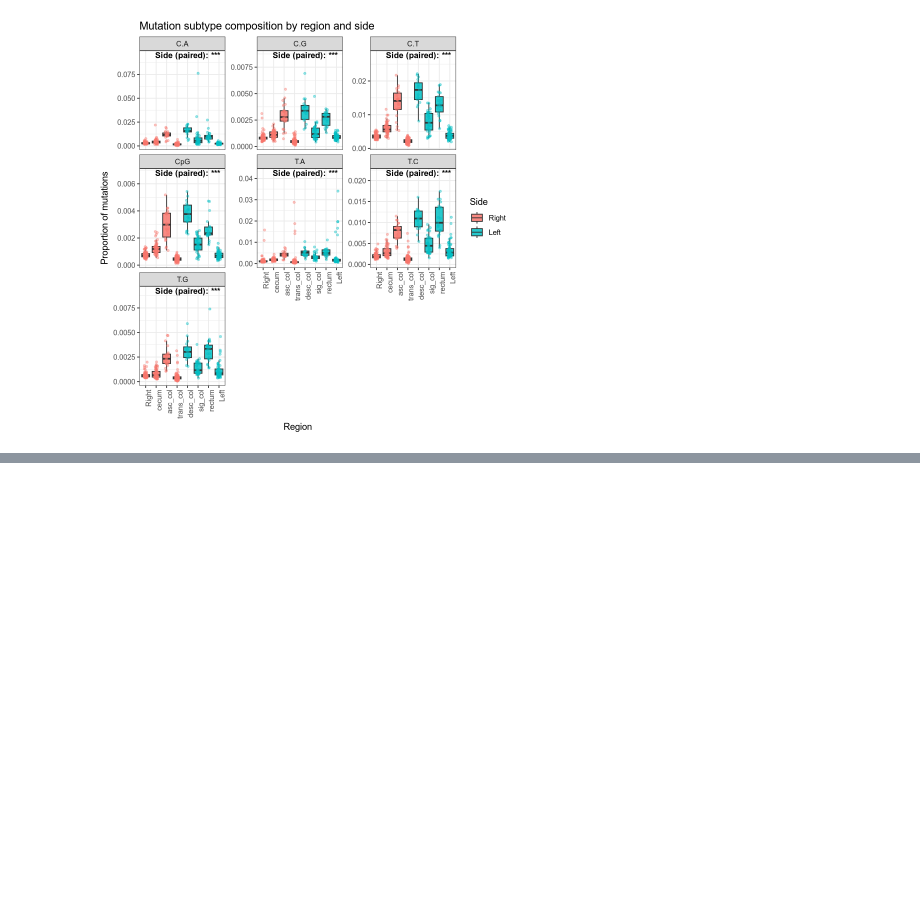
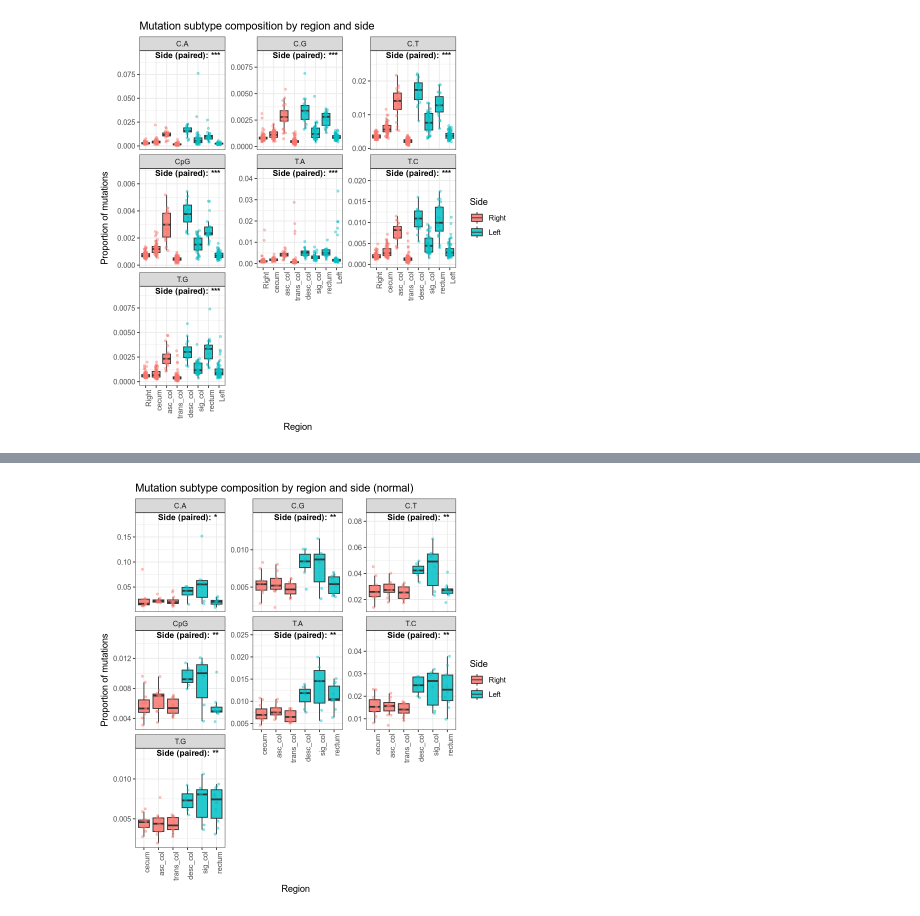
Before and after one commit to laurelhiatt/SEMIColon, a Jupyter notebook: scripts/figures/Figure2.ipynb, the cells around one changed output, grey strips where cells are left out. Drawn from its saved outputs; the diff is of its cells as text; code cells hidden in the pictures; blank space fills up the shorter version.

```diff
--- a/scripts/figures/Figure2.ipynb
+++ b/scripts/figures/Figure2.ipynb
@@ -1756,0 +1870,96 @@ ggplot(Hiatt_long,
+# %%
+mut_types <- c("C.T", "T.C", "C.A", "T.A", "C.G", "T.G", "CpG")
+
+Hiatt_long <- subset(Hiatt, cohort == "adenoma") %>%
+  select(region, side, all_of(mut_types), donor) %>%
+  pivot_longer(
+    cols = all_of(mut_types),
+    names_to = "mutation_type",
+    values_to = "count"
+  )
+
+
+Hiatt_long <- Hiatt_long %>%
+  group_by(region, side) %>%
+  mutate(prop = count / sum(count, na.rm = TRUE)) %>%
+  ungroup()
+
+
+wilcox_side <- Hiatt_long %>%
+  filter(side %in% c("Right", "Left")) %>%
+
+  # 1. collapse multiple crypts per donor × side
+  group_by(mutation_type, donor, side) %>%
+  summarise(
+    prop_mean = mean(prop, na.rm = TRUE),
+    .groups = "drop"
+  ) %>%
+
+  # 2. keep only true donor pairs
+  group_by(mutation_type, donor) %>%
+  filter(n_distinct(side) == 2) %>%
+
+  # 3. reshape to paired columns
+  summarise(
+    Right = prop_mean[side == "Right"],
+    Left  = prop_mean[side == "Left"],
+    .groups = "drop"
+  ) %>%
+
+  # 4. paired Wilcoxon per mutation subtype
+  group_by(mutation_type) %>%
+  summarise(
+    p_value = wilcox.test(Right, Left, paired = TRUE, exact = FALSE)$p.value,
+    .groups = "drop"
+  ) %>%
+
+  mutate(
+    p_adj = p.adjust(p_value, method = "BH"),
+    sig = case_when(
+      p_adj < 0.001 ~ "***",
+      p_adj < 0.01  ~ "**",
+      p_adj < 0.05  ~ "*",
+      TRUE          ~ "ns"
+    )
+  )
+
+annot_side <- Hiatt_long %>%
+  group_by(mutation_type) %>%
+  summarise(
+    x = first(region),                       # anchor inside facet
+    y = max(prop, na.rm = TRUE) * 1.25,      # above boxes
+    .groups = "drop"
+  ) %>%
+  left_join(wilcox_side, by = "mutation_type")
+
+
+ggplot(Hiatt_long,
+       aes(x = region, y = prop, fill = side)) +
+  geom_boxplot(outlier.shape = NA, alpha = 0.85) +
+  geom_jitter(
+    aes(color = side),
+    width = 0.15,
+    alpha = 0.4,
+    size = 1,
+    show.legend = FALSE
+  ) +
+  facet_wrap(~ mutation_type, scales = "free_y") +
+  theme_bw() + theme(axis.text.x = element_text(angle = 90, hjust = 1, vjust = 1)) +
+
+  ## ---- paired Wilcoxon annotation ----
+  geom_text(
+    data = annot_side,
+    aes(x = x, y = y, label = paste0("Side (paired): ", sig)),
+    inherit.aes = FALSE,
+    size = 3.5,
+    fontface = "bold"
+  ) +
+
+  labs(
+    x = "Region",
+    y = "Proportion of mutations",
+    fill = "Side",
+    title = "Mutation subtype composition by region and side (normal)"
+  )
+# %% [output]
+[figure, added]
```
Also changed, not shown: parts of 2 cells of this notebook.
